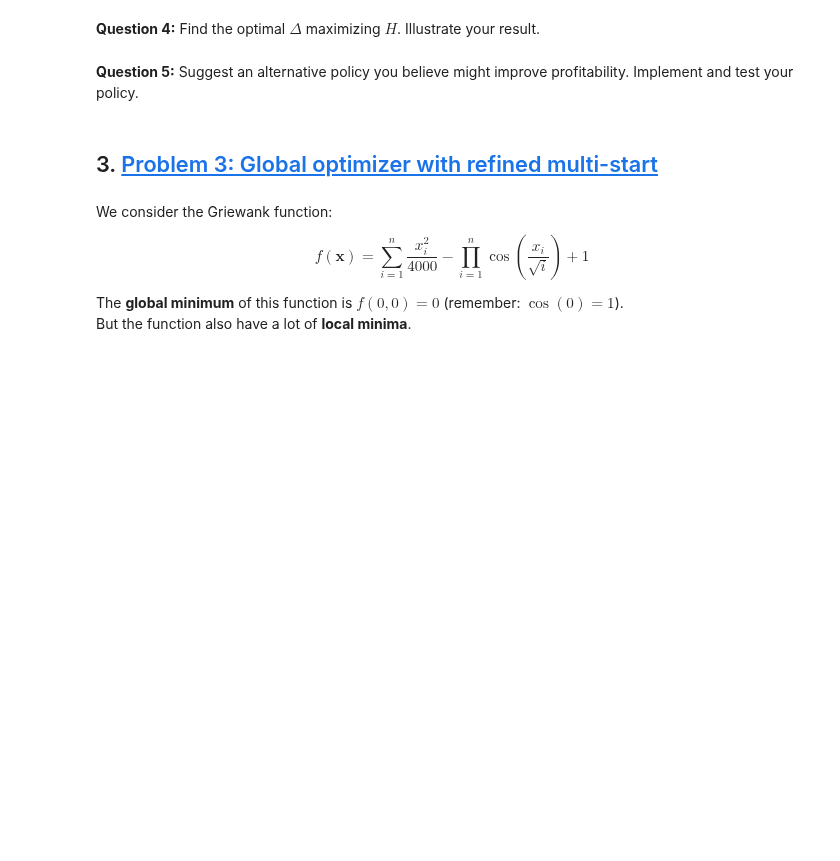
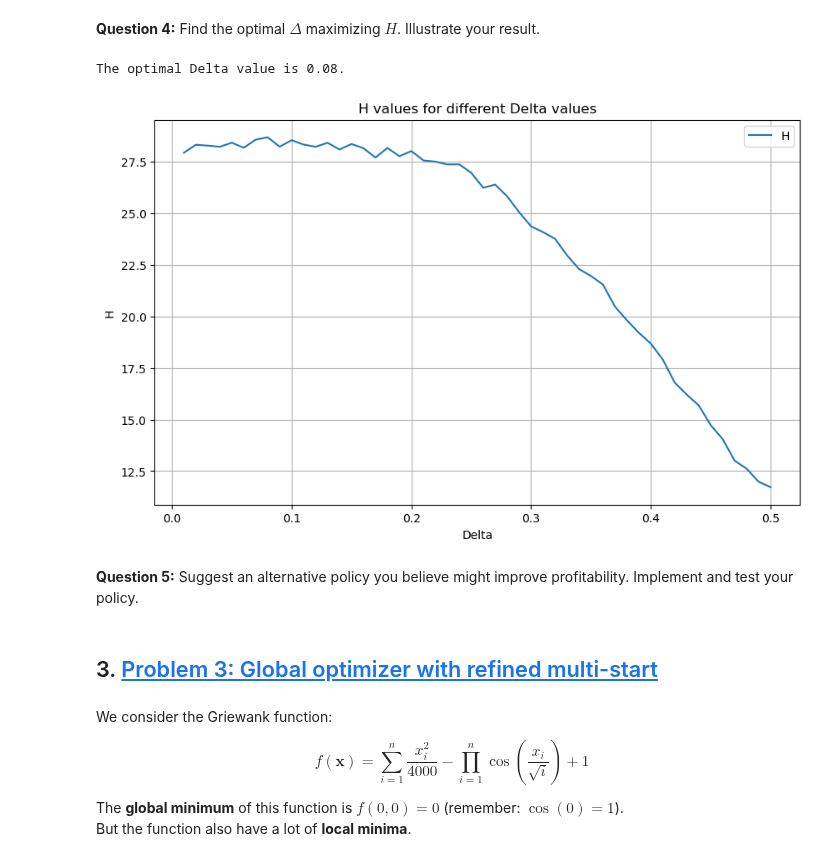
Before and after one commit to NumEconCopenhagen/projects-2023-philx2-nico, a Jupyter notebook: Exam/Exam-2023-notebook.ipynb, the cells around one changed output. Cells and saved outputs as stored; diff of their text form; code cells hidden in the pictures; blank space fills up the shorter version.

```diff
--- a/Exam/Exam-2023-notebook.ipynb
+++ b/Exam/Exam-2023-notebook.ipynb
@@ -597,3 +595,36 @@ The value of the salon H under the new policy is 28.340452049100612.
+# %%
+# Set the range of Delta values
+Delta_values = np.linspace(0.01, 0.5, 50)
+np.random.seed(123)
+# Initialize a list to store the calculated H values
+H_values = []
+
+# Loop over the Delta values
+for Delta in Delta_values:
+    # Calculate H for the current Delta
+    H = calculate_H(Delta)
+
+    # Append the calculated H value to the list
+    H_values.append(H)
+
+# Find the Delta value that maximizes H
+optimal_Delta = Delta_values[np.argmax(H_values)]
+
+# Print the optimal Delta value
+print(f"The optimal Delta value is {optimal_Delta}.")
+
+# Plot H values against Delta values
+plt.figure(figsize=(10,6))
+plt.plot(Delta_values, H_values, label="H")
+plt.xlabel("Delta")
+plt.ylabel("H")
+plt.title("H values for different Delta values")
+plt.legend()
+plt.grid(True)
+plt.show()
+# %% [output]
+The optimal Delta value is 0.08.
+[figure, added]
 # %% [markdown]
 
 **Question 5:** Suggest an alternative policy you believe might improve profitability. Implement and test your policy.
```
Also changed, not shown: parts of 4 cells of this notebook.
